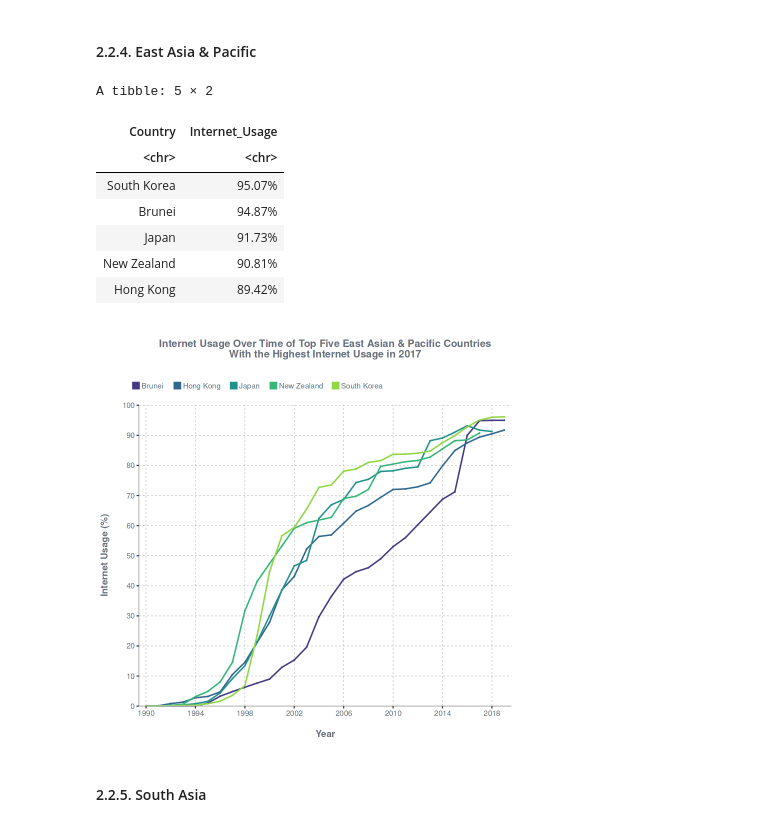
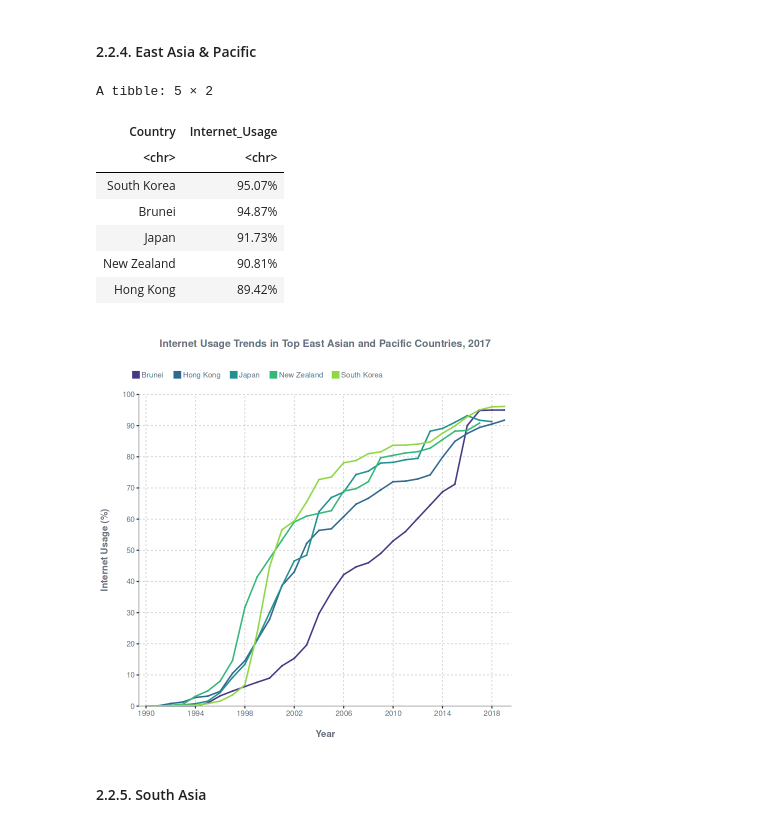
Before and after one commit to jbjdelacruz/DataSetlist, a Jupyter notebook: global-internet-accessibility/notebook.ipynb, the cells around one changed output. Saved outputs shown, nothing was run; the diff lists cells and outputs as text; code cells hidden in the pictures.

```diff
--- a/global-internet-accessibility/notebook.ipynb
+++ b/global-internet-accessibility/notebook.ipynb
@@ -450,35 +450,35 @@ top_five_internet_use_eap <- internet_with_region %>%
 	mutate(Internet_Usage = label_percent(accuracy = 0.01)(Internet_Usage/100)) %>%
 	select(c("Entity", "Internet_Usage")) %>%
 	rename(Country = Entity)
 
 top_five_internet_use_eap
 
 # Subset data for plot
 plotData_top_five_eap <- internet %>% filter(Entity %in% top_five_internet_use_eap$Country)
 
 # Plot time series
 plot_series(
     data = plotData_top_five_eap,
     x = "Year",
     xlabs = "Year",
     y = "Internet_Usage",
     ylabs = "Internet Usage (%)",
     group = "Entity",
-    title = "Internet Usage Over Time of Top Five East Asian & Pacific Countries\nWith the Highest Internet Usage in 2017",
+    title = "Internet Usage Trends in Top East Asian and Pacific Countries, 2017",
     title.s = 12,
     by = 10,
     colors = c("#443A83", "#31688E", "#21918D", "#35B779", "#8FD744")
 )
 # %% [output]
 A tibble: 5 × 2
 | Country | Internet_Usage |
 | <chr> | <chr> |
 | South Korea | 95.07% |
 | Brunei | 94.87% |
 | Japan | 91.73% |
 | New Zealand | 90.81% |
 | Hong Kong | 89.42% |
-[figure, old version]
+[figure, new version]
 # %% [markdown]
 #### 2.2.5. South Asia
 # %%
```
Also changed, not shown: parts of 13 cells of this notebook.
